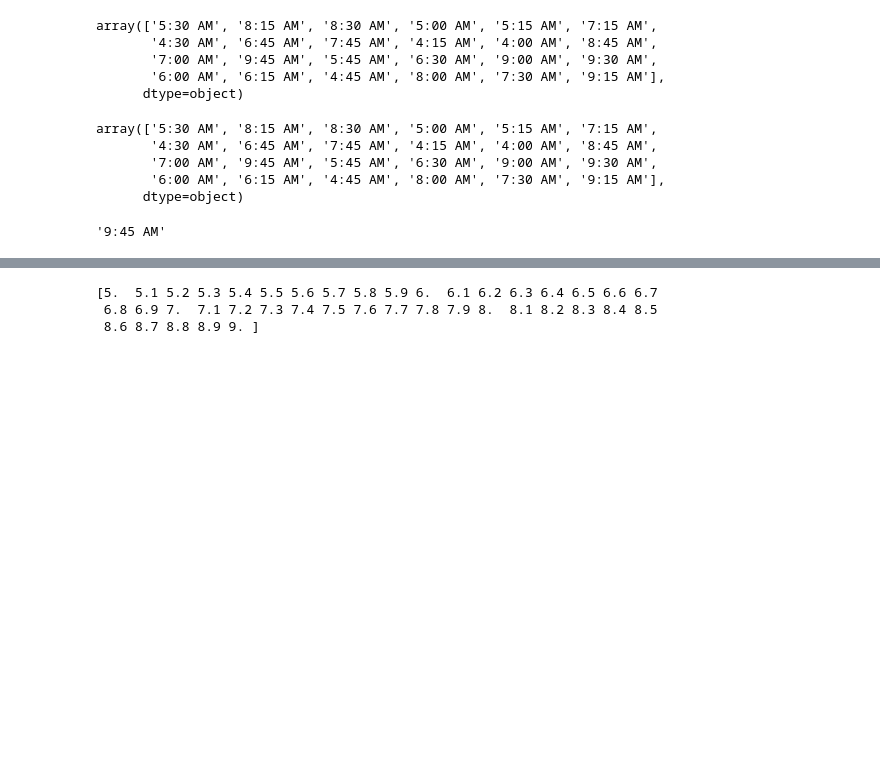
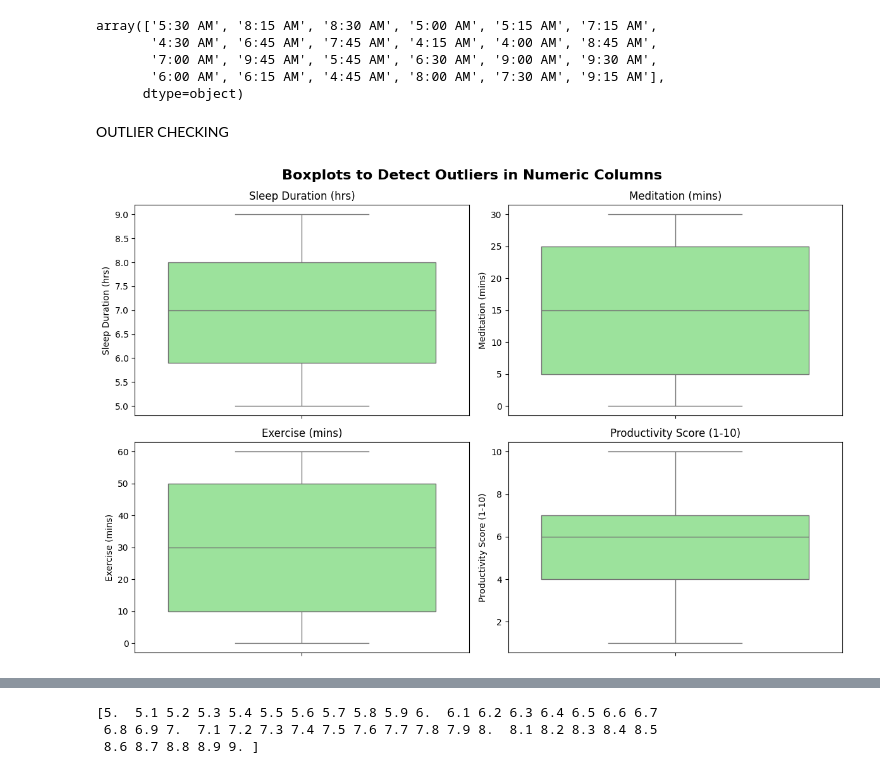
Before and after one commit to durka25devi/ai_morning_routine, a Jupyter notebook: eda_feature.ipynb, the cells around one changed output, grey strips where cells are left out. Drawn from its saved outputs; the diff is of its cells as text; code cells hidden in the pictures; blank space fills up the shorter version.

```diff
--- a/eda_feature.ipynb
+++ b/eda_feature.ipynb
@@ -108,15 +108,18 @@ array(['5:30 AM', '8:15 AM', '8:30 AM', '5:00 AM', '5:15 AM', '7:15 AM',
        '7:00 AM', '9:45 AM', '5:45 AM', '6:30 AM', '9:00 AM', '9:30 AM',
        '6:00 AM', '6:15 AM', '4:45 AM', '8:00 AM', '7:30 AM', '9:15 AM'],
       dtype=object)
-# %%
-df['Wake-up Time'].unique()
-# %% [output]
-array(['5:30 AM', '8:15 AM', '8:30 AM', '5:00 AM', '5:15 AM', '7:15 AM',
-       '4:30 AM', '6:45 AM', '7:45 AM', '4:15 AM', '4:00 AM', '8:45 AM',
-       '7:00 AM', '9:45 AM', '5:45 AM', '6:30 AM', '9:00 AM', '9:30 AM',
-       '6:00 AM', '6:15 AM', '4:45 AM', '8:00 AM', '7:30 AM', '9:15 AM'],
-      dtype=object)
-# %%
-df['Wake-up Time'].max()
-# %% [output]
-'9:45 AM'
+# %% [markdown]
+OUTLIER CHECKING
+# %%
+cols = ['Sleep Duration (hrs)', 'Meditation (mins)', 'Exercise (mins)', 'Productivity Score (1-10)']
+plt.figure(figsize=(12, 8))
+for i, col in enumerate(cols, 1):
+    plt.subplot(2, 2, i)
+    sns.boxplot(y=df[col],color='lightgreen')
+    plt.title(f'{col}')
+    plt.ylabel(col)
+
+plt.suptitle("Boxplots to Detect Outliers in Numeric Columns", fontsize=16, fontweight='bold')
+plt.tight_layout()
+# %% [output]
+[figure, added]
```
Also changed, not shown: parts of 15 cells of this notebook.
